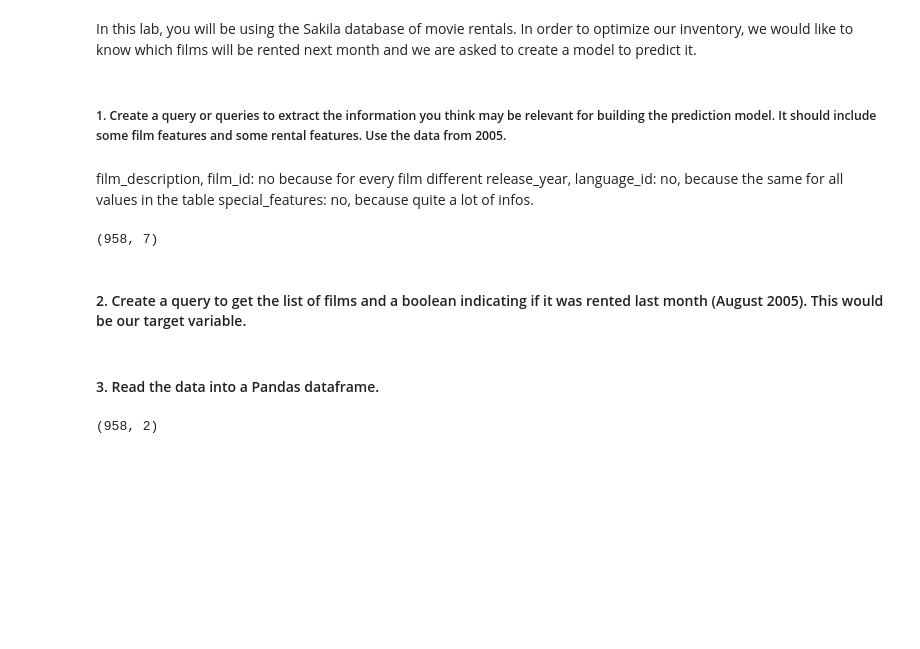
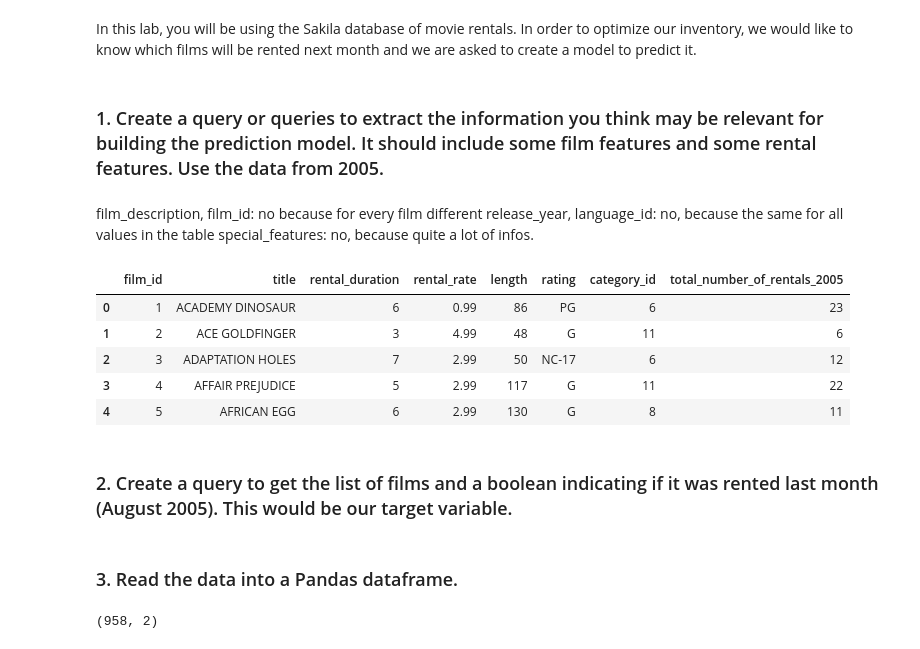
Before and after one commit to jochabo/lab-predictions-logistic-regression, a Jupyter notebook: lab-prediction-logistic-regression.ipynb, the cells around one changed output. Cells and saved outputs as stored; diff of their text form; code cells hidden in the pictures; blank space fills up the shorter version.

```diff
--- a/lab-prediction-logistic-regression.ipynb
+++ b/lab-prediction-logistic-regression.ipynb
@@ -25,6 +29,6 @@ In order to optimize our inventory, we would like to know which films will be re
 connection_string = 'mysql+pymysql://root:' + password + '@localhost/sakila'
 engine = create_engine(connection_string)
 # %% [markdown]
-##### 1. Create a query or queries to extract the information you think may be relevant for building the prediction model. It should include some film features and some rental features. Use the data from 2005.
+### 1. Create a query or queries to extract the information you think may be relevant for building the prediction model. It should include some film features and some rental features. Use the data from 2005.
 # %%
 query1 = '''
@@ -44,13 +48,18 @@ special_features: no, because quite a lot of infos.
 # %%
 data = pd.read_sql(query1, engine)
 data.head()
-data.shape
+#data.shape
 # %% [output]
-(958, 7)
+|  | film_id | title | rental_duration | rental_rate | length | rating | category_id | total_number_of_rentals_2005 |
+| 0 | 1 | ACADEMY DINOSAUR | 6 | 0.99 | 86 | PG | 6 | 23 |
+| 1 | 2 | ACE GOLDFINGER | 3 | 4.99 | 48 | G | 11 | 6 |
+| 2 | 3 | ADAPTATION HOLES | 7 | 2.99 | 50 | NC-17 | 6 | 12 |
+| 3 | 4 | AFFAIR PREJUDICE | 5 | 2.99 | 117 | G | 11 | 22 |
+| 4 | 5 | AFRICAN EGG | 6 | 2.99 | 130 | G | 8 | 11 |
 # %% [markdown]
-#### 2. Create a query to get the list of films and a boolean indicating if it was rented last month (August 2005). This would be our target variable.
+### 2. Create a query to get the list of films and a boolean indicating if it was rented last month (August 2005). This would be our target variable.
 # %% [markdown]
-#### 3. Read the data into a Pandas dataframe.
+### 3. Read the data into a Pandas dataframe.
 # %%
 #This query is wrong --> it gives me the whole table with a new boolean column. what we want is only the list of distinct films with a boolean. After this
 #I will need to create a new volumn with
```
Also changed, not shown: parts of 30 cells of this notebook.
